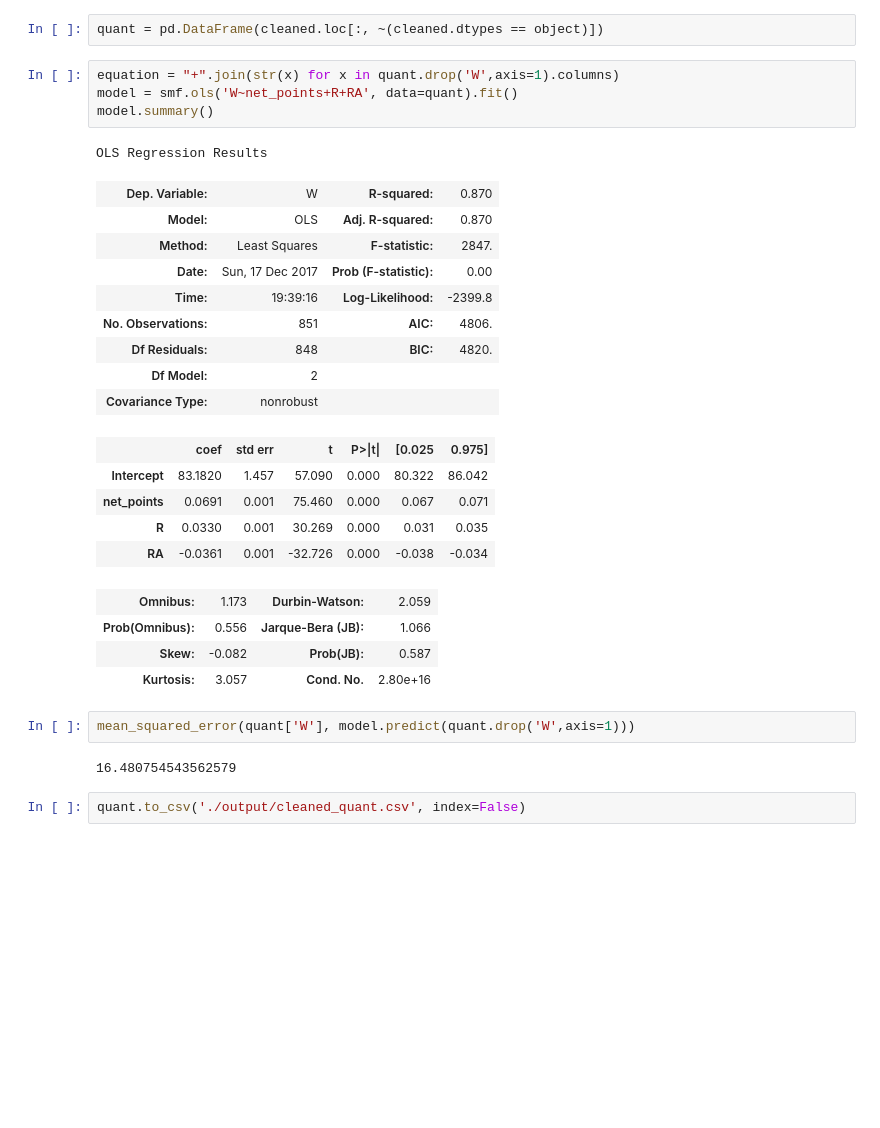
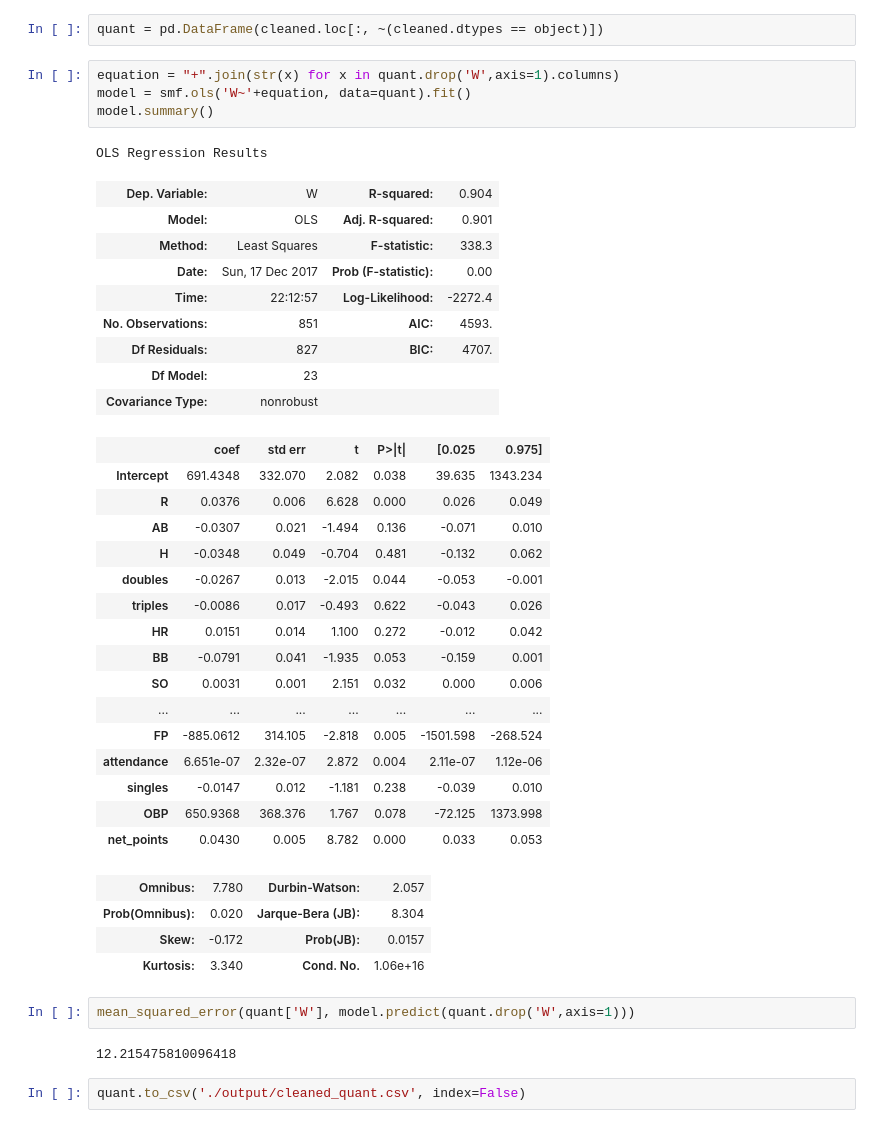
Before and after one commit to bfine9618/ese302FinalProject, a Jupyter notebook: Cleaning and OLS.ipynb, the cells around one changed output. Drawn from its saved outputs; the diff is of its cells as text; blank space fills up the shorter version.

```diff
--- a/Cleaning and OLS.ipynb
+++ b/Cleaning and OLS.ipynb
@@ -126,32 +138,43 @@ See the caveats in the documentation: http://pandas.pydata.org/pandas-docs/stabl
 quant = pd.DataFrame(cleaned.loc[:, ~(cleaned.dtypes == object)])
 # %%
 equation = "+".join(str(x) for x in quant.drop('W',axis=1).columns)
-model = smf.ols('W~net_points+R+RA', data=quant).fit()
+model = smf.ols('W~'+equation, data=quant).fit()
 model.summary()
 # %% [output]
 OLS Regression Results
-| Dep. Variable: | W | R-squared: | 0.870 |
-| Model: | OLS | Adj. R-squared: | 0.870 |
-| Method: | Least Squares | F-statistic: | 2847. |
+| Dep. Variable: | W | R-squared: | 0.904 |
+| Model: | OLS | Adj. R-squared: | 0.901 |
+| Method: | Least Squares | F-statistic: | 338.3 |
 | Date: | Sun, 17 Dec 2017 | Prob (F-statistic): | 0.00 |
-| Time: | 19:39:16 | Log-Likelihood: | -2399.8 |
-| No. Observations: | 851 | AIC: | 4806. |
-| Df Residuals: | 848 | BIC: | 4820. |
-| Df Model: | 2 |  |  |
+| Time: | 22:12:57 | Log-Likelihood: | -2272.4 |
+| No. Observations: | 851 | AIC: | 4593. |
+| Df Residuals: | 827 | BIC: | 4707. |
+| Df Model: | 23 |  |  |
 | Covariance Type: | nonrobust |  |  |
 |  | coef | std err | t | P>|t| | [0.025 | 0.975] |
-| Intercept | 83.1820 | 1.457 | 57.090 | 0.000 | 80.322 | 86.042 |
-| net_points | 0.0691 | 0.001 | 75.460 | 0.000 | 0.067 | 0.071 |
-| R | 0.0330 | 0.001 | 30.269 | 0.000 | 0.031 | 0.035 |
-| RA | -0.0361 | 0.001 | -32.726 | 0.000 | -0.038 | -0.034 |
+| Intercept | 691.4348 | 332.070 | 2.082 | 0.038 | 39.635 | 1343.234 |
+| R | 0.0376 | 0.006 | 6.628 | 0.000 | 0.026 | 0.049 |
+| AB | -0.0307 | 0.021 | -1.494 | 0.136 | -0.071 | 0.010 |
+| H | -0.0348 | 0.049 | -0.704 | 0.481 | -0.132 | 0.062 |
+| doubles | -0.0267 | 0.013 | -2.015 | 0.044 | -0.053 | -0.001 |
+| triples | -0.0086 | 0.017 | -0.493 | 0.622 | -0.043 | 0.026 |
+| HR | 0.0151 | 0.014 | 1.100 | 0.272 | -0.012 | 0.042 |
+| BB | -0.0791 | 0.041 | -1.935 | 0.053 | -0.159 | 0.001 |
+| SO | 0.0031 | 0.001 | 2.151 | 0.032 | 0.000 | 0.006 |
+| ... | ... | ... | ... | ... | ... | ... |
+| FP | -885.0612 | 314.105 | -2.818 | 0.005 | -1501.598 | -268.524 |
+| attendance | 6.651e-07 | 2.32e-07 | 2.872 | 0.004 | 2.11e-07 | 1.12e-06 |
+| singles | -0.0147 | 0.012 | -1.181 | 0.238 | -0.039 | 0.010 |
+| OBP | 650.9368 | 368.376 | 1.767 | 0.078 | -72.125 | 1373.998 |
+| net_points | 0.0430 | 0.005 | 8.782 | 0.000 | 0.033 | 0.053 |
-| Omnibus: | 1.173 | Durbin-Watson: | 2.059 |
-| Prob(Omnibus): | 0.556 | Jarque-Bera (JB): | 1.066 |
-| Skew: | -0.082 | Prob(JB): | 0.587 |
-| Kurtosis: | 3.057 | Cond. No. | 2.80e+16 |
+| Omnibus: | 7.780 | Durbin-Watson: | 2.057 |
+| Prob(Omnibus): | 0.020 | Jarque-Bera (JB): | 8.304 |
+| Skew: | -0.172 | Prob(JB): | 0.0157 |
+| Kurtosis: | 3.340 | Cond. No. | 1.06e+16 |
 # %%
 mean_squared_error(quant['W'], model.predict(quant.drop('W',axis=1)))
 # %% [output]
-16.480754543562579
+12.215475810096418
 # %%
 quant.to_csv('./output/cleaned_quant.csv', index=False)
 # %%
```
Also changed, not shown: parts of 1 cell of this notebook.
